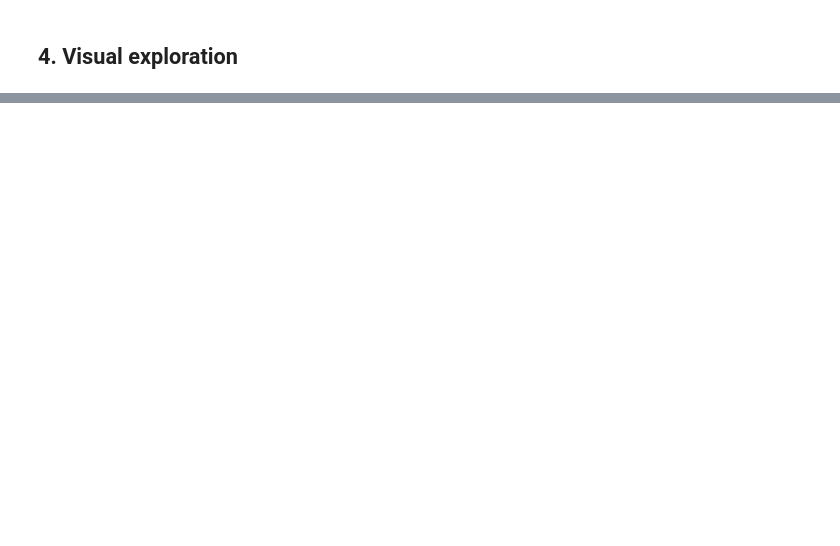
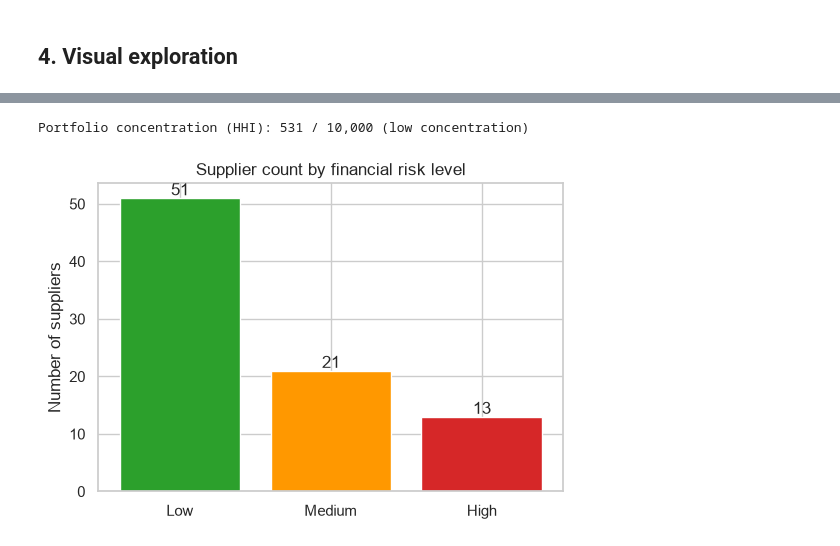
Before and after one commit to AykutKocer/supplier-risk-scoring, a Jupyter notebook: notebooks/supplier_risk_analysis.ipynb, the cells around one changed output, grey strips where cells are left out. Saved outputs shown, nothing was run; the diff lists cells and outputs as text; code cells hidden in the pictures; blank space fills up the shorter version.

```diff
--- a/notebooks/supplier_risk_analysis.ipynb
+++ b/notebooks/supplier_risk_analysis.ipynb
@@ -204,0 +223,19 @@ plt.show()
+# %%
+from score_suppliers import compute_portfolio_hhi
+
+portfolio_hhi = compute_portfolio_hhi(scores_df["supplier_dependency_ratio"])
+hhi_level = "low" if portfolio_hhi < 1_500 else "moderate" if portfolio_hhi < 2_500 else "high"
+print(f"Portfolio concentration (HHI): {portfolio_hhi:.0f} / 10,000 ({hhi_level} concentration)")
+print()
+
+fin_counts = scores_df["financial_risk_level"].value_counts().reindex(RISK_ORDER)
+fig, ax = plt.subplots(figsize=(6, 4))
+ax.bar(fin_counts.index, fin_counts.values, color=[RISK_COLORS[level] for level in RISK_ORDER])
+ax.set_title("Supplier count by financial risk level")
+ax.set_ylabel("Number of suppliers")
+for i, v in enumerate(fin_counts.values):
+    ax.text(i, v + 0.5, str(v), ha="center")
+plt.show()
+# %% [output]
+Portfolio concentration (HHI): 531 / 10,000 (low concentration)
+[figure, added]
```
Also changed, not shown: parts of 19 cells of this notebook, 6 other files.
